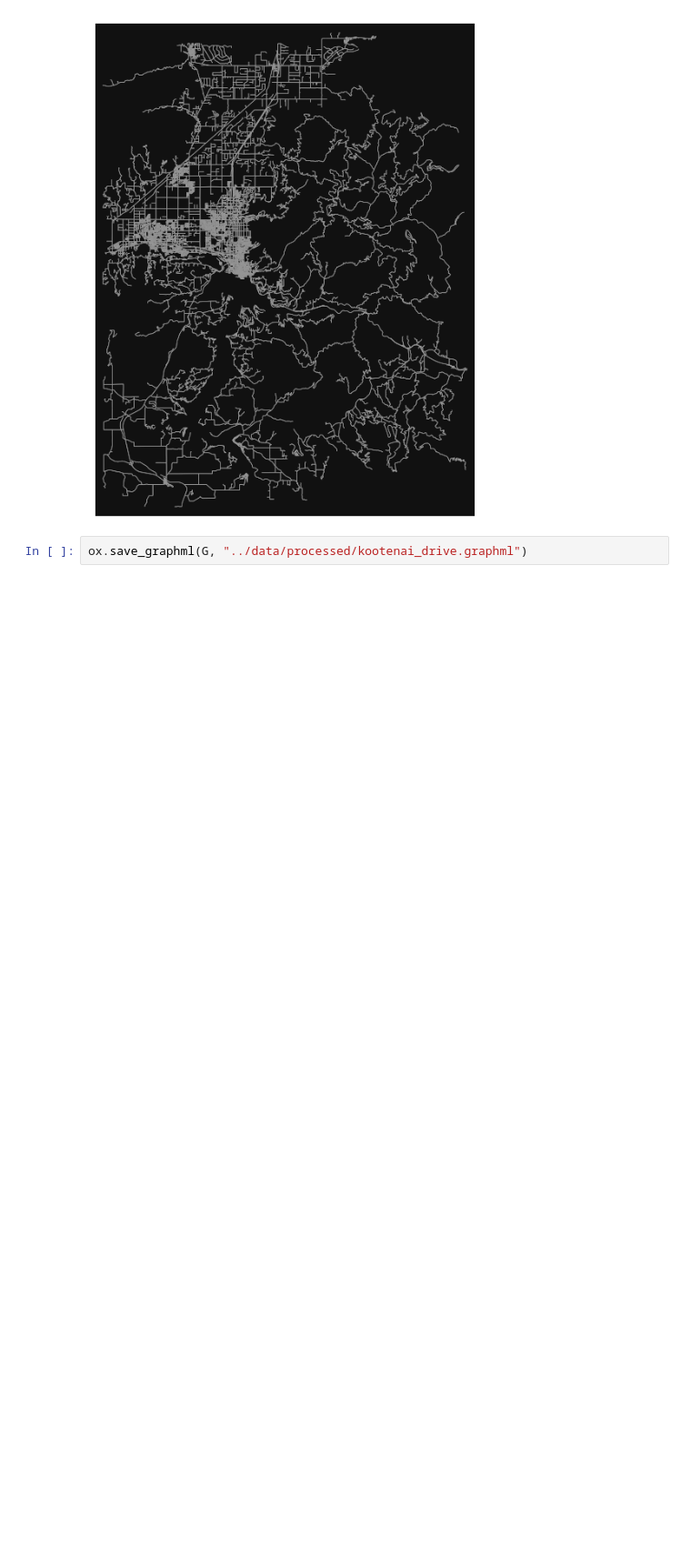
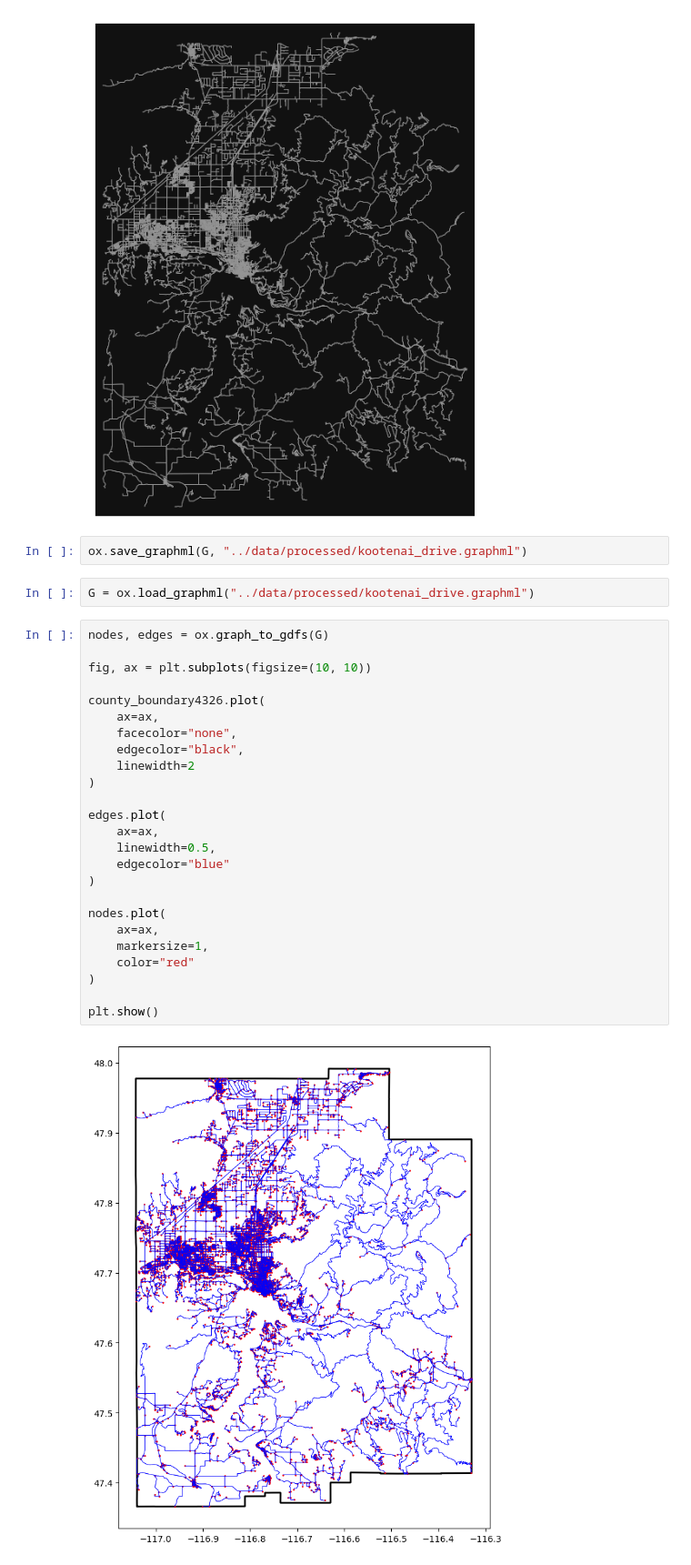
Before and after one commit to wuwu2099/grocery-access-analysis, a Jupyter notebook: notebooks/04_network_setup.ipynb, the cells around one changed output. Shown at 91% size. Drawn from its saved outputs; the diff is of its cells as text; blank space fills up the shorter version.

Commit message:
plot network nodes and edges within county boundary

```diff
--- a/notebooks/04_network_setup.ipynb
+++ b/notebooks/04_network_setup.ipynb
@@ -32,3 +33,32 @@ fig, ax = ox.plot_graph(
 [figure]
 # %%
 ox.save_graphml(G, "../data/processed/kootenai_drive.graphml")
+# %%
+G = ox.load_graphml("../data/processed/kootenai_drive.graphml")
+# %%
+nodes, edges = ox.graph_to_gdfs(G)
+
+fig, ax = plt.subplots(figsize=(10, 10))
+
+county_boundary4326.plot(
+    ax=ax,
+    facecolor="none",
+    edgecolor="black",
+    linewidth=2
+)
+
+edges.plot(
+    ax=ax,
+    linewidth=0.5,
+    edgecolor="blue"
+)
+
+nodes.plot(
+    ax=ax,
+    markersize=1,
+    color="red"
+)
+
+plt.show()
+# %% [output]
+[figure, added]
```
Also changed, not shown: parts of 1 cell of this notebook.
